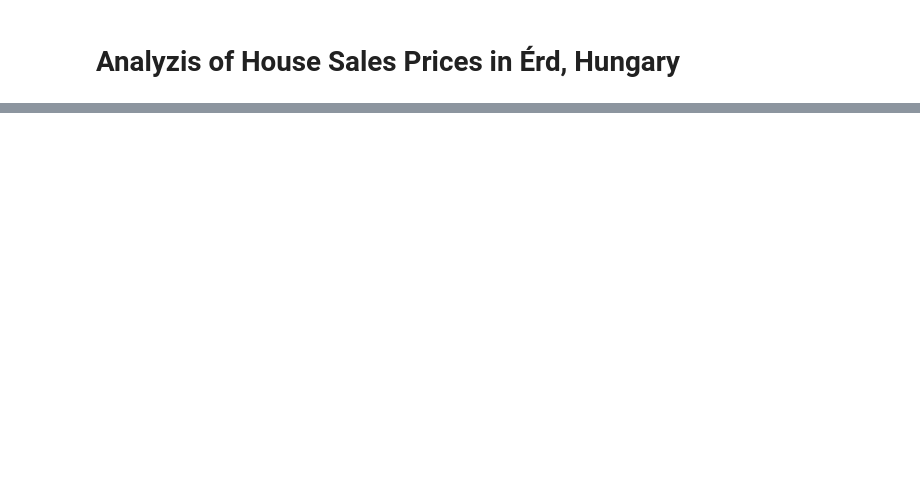
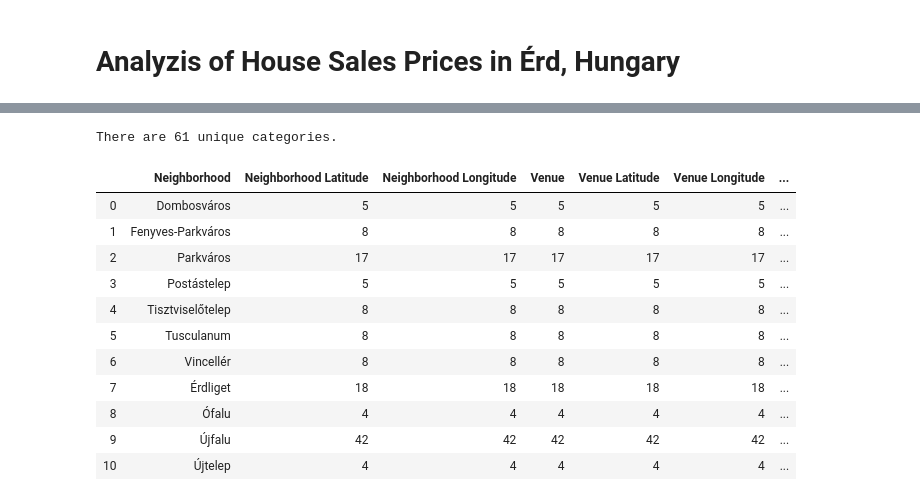
Before and after one commit to andrasneistvankiss/Coursera_Capstone, a Jupyter notebook: House Prices in Erd.ipynb, the cells around one changed output, grey strips where cells are left out. Drawn from its saved outputs; the diff is of its cells as text; code cells hidden in the pictures; blank space fills up the shorter version.

```diff
--- a/House Prices in Erd.ipynb
+++ b/House Prices in Erd.ipynb
@@ -24,0 +91,33 @@ I used the following applications and sources:
+# %%
+# folium marker can work only with strings, so I had to convert the datatype of Price column
+erd_price[['Price']] = erd_price[['Price']].astype("str")
+
+latitude = 47.3926 # coordinates of Érd as a town
+longitude = 18.9043
+erd_map = folium.Map(location=[latitude, longitude], zoom_start=13)
+
+prices = folium.map.FeatureGroup()
+
+# blue markers for each borough
+for lat, lng, in zip(erd_price.Latitude, erd_price.Longitude):
+    prices.add_child(
+        folium.features.CircleMarker(
+            [lat, lng],
+            radius=5,
+            color='blue',
+            fill=True,
+            fill_color='blue',
+            fill_opacity=0.6
+        )
+    )
+
+
+latitudes = list(erd_price.Latitude)
+longitudes = list(erd_price.Longitude)
+labels = list(erd_price.Price)
+
+# popup label for each marker with average price
+for lat, lng, label in zip(latitudes, longitudes, labels):
+    folium.Marker([lat, lng], popup=label).add_to(erd_map)
+
+erd_map.add_child(prices)
@@ -24,0 +205,21 @@ I used the following applications and sources:
+# %%
+print('There are {} unique categories.'.format(len(erd_venues['Venue Category'].unique())))
+# %% [output]
+There are 61 unique categories.
+# %%
+# how many venues are for each borough
+venue_count = erd_venues.groupby('Neighborhood').count().reset_index()
+venue_count
+# %% [output]
+|  | Neighborhood | Neighborhood Latitude | Neighborhood Longitude | Venue | Venue Latitude | Venue Longitude | ... |
+| 0 | Dombosváros | 5 | 5 | 5 | 5 | 5 | ... |
+| 1 | Fenyves-Parkváros | 8 | 8 | 8 | 8 | 8 | ... |
+| 2 | Parkváros | 17 | 17 | 17 | 17 | 17 | ... |
+| 3 | Postástelep | 5 | 5 | 5 | 5 | 5 | ... |
+| 4 | Tisztviselőtelep | 8 | 8 | 8 | 8 | 8 | ... |
+| 5 | Tusculanum | 8 | 8 | 8 | 8 | 8 | ... |
+| 6 | Vincellér | 8 | 8 | 8 | 8 | 8 | ... |
+| 7 | Érdliget | 18 | 18 | 18 | 18 | 18 | ... |
+| 8 | Ófalu | 4 | 4 | 4 | 4 | 4 | ... |
+| 9 | Újfalu | 42 | 42 | 42 | 42 | 42 | ... |
+| 10 | Újtelep | 4 | 4 | 4 | 4 | 4 | ... |
```
Also changed, not shown: parts of 47 cells of this notebook.
